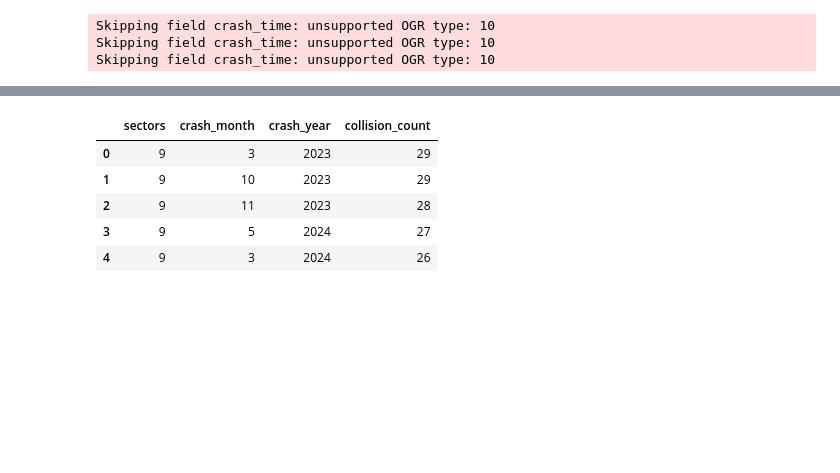
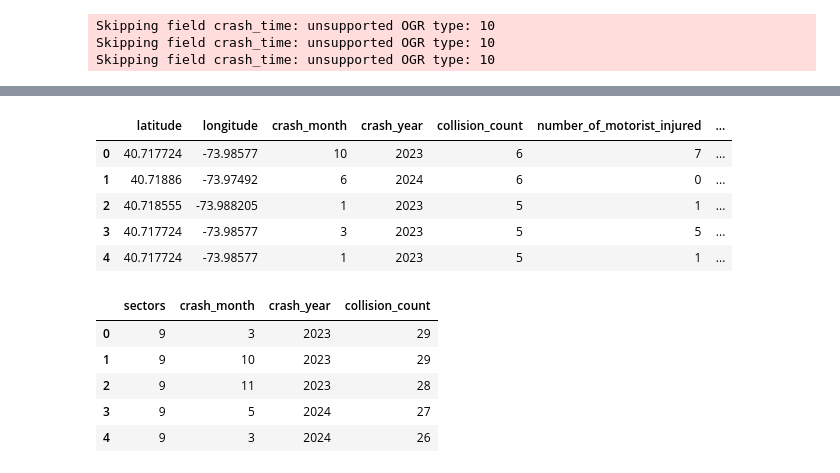
Before and after one commit to jennahgosciak/cb3-interactive, a Jupyter notebook: load_contextual_data.ipynb, the cells around one changed output, grey strips where cells are left out. Drawn from its saved outputs; the diff is of its cells as text; code cells hidden in the pictures; blank space fills up the shorter version.

Commit message:
add motor vehicle poitns

```diff
--- a/load_contextual_data.ipynb
+++ b/load_contextual_data.ipynb
@@ -157,3 +165,17 @@ collision_cols = [
     "number_of_pedestrians_injured",
 ]
 gdf_crash_cb3[collision_cols] = gdf_crash_cb3[collision_cols].astype(int)
+# %%
+# get count of crashes and totals for each intersection
+df_crash_cb3_pts_counts = gdf_crash_cb3.groupby(['latitude', 'longitude', "crash_month", "crash_year"], as_index=False)[collision_cols].sum()
+df_crash_cb3_pts = gdf_crash_cb3.value_counts(['latitude', 'longitude', "crash_month", "crash_year"]).rename('collision_count')\
+    .reset_index()\
+    .merge(df_crash_cb3_pts_counts, on=['latitude', 'longitude', 'crash_month', 'crash_year'])
+df_crash_cb3_pts.head()
+# %% [output]
+|  | latitude | longitude | crash_month | crash_year | collision_count | number_of_motorist_injured | ... |
+| 0 | 40.717724 | -73.98577 | 10 | 2023 | 6 | 7 | ... |
+| 1 | 40.71886 | -73.97492 | 6 | 2024 | 6 | 0 | ... |
+| 2 | 40.718555 | -73.988205 | 1 | 2023 | 5 | 1 | ... |
+| 3 | 40.717724 | -73.98577 | 3 | 2023 | 5 | 5 | ... |
+| 4 | 40.717724 | -73.98577 | 1 | 2023 | 5 | 1 | ... |
```
Also changed, not shown: parts of 7 cells of this notebook, 5 other files.
